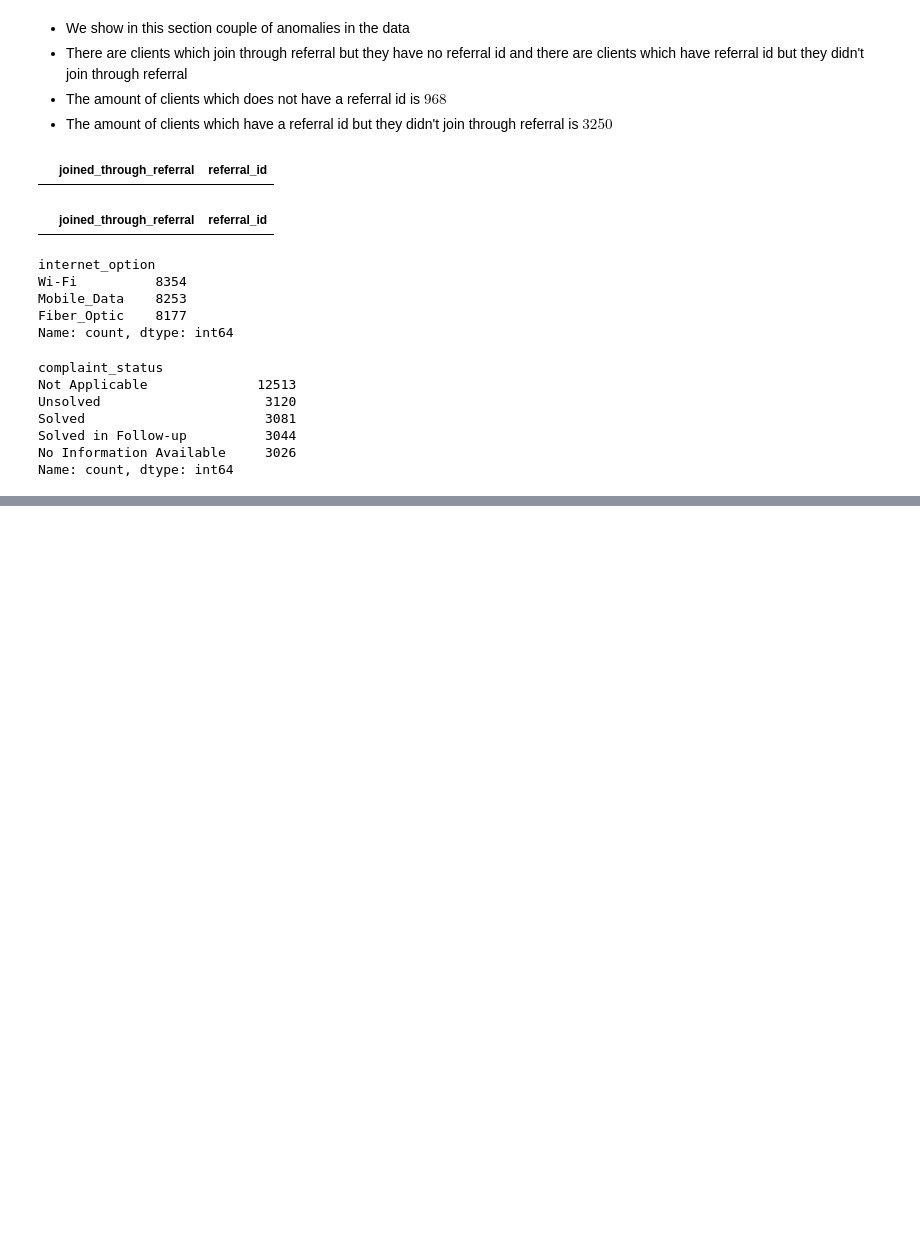
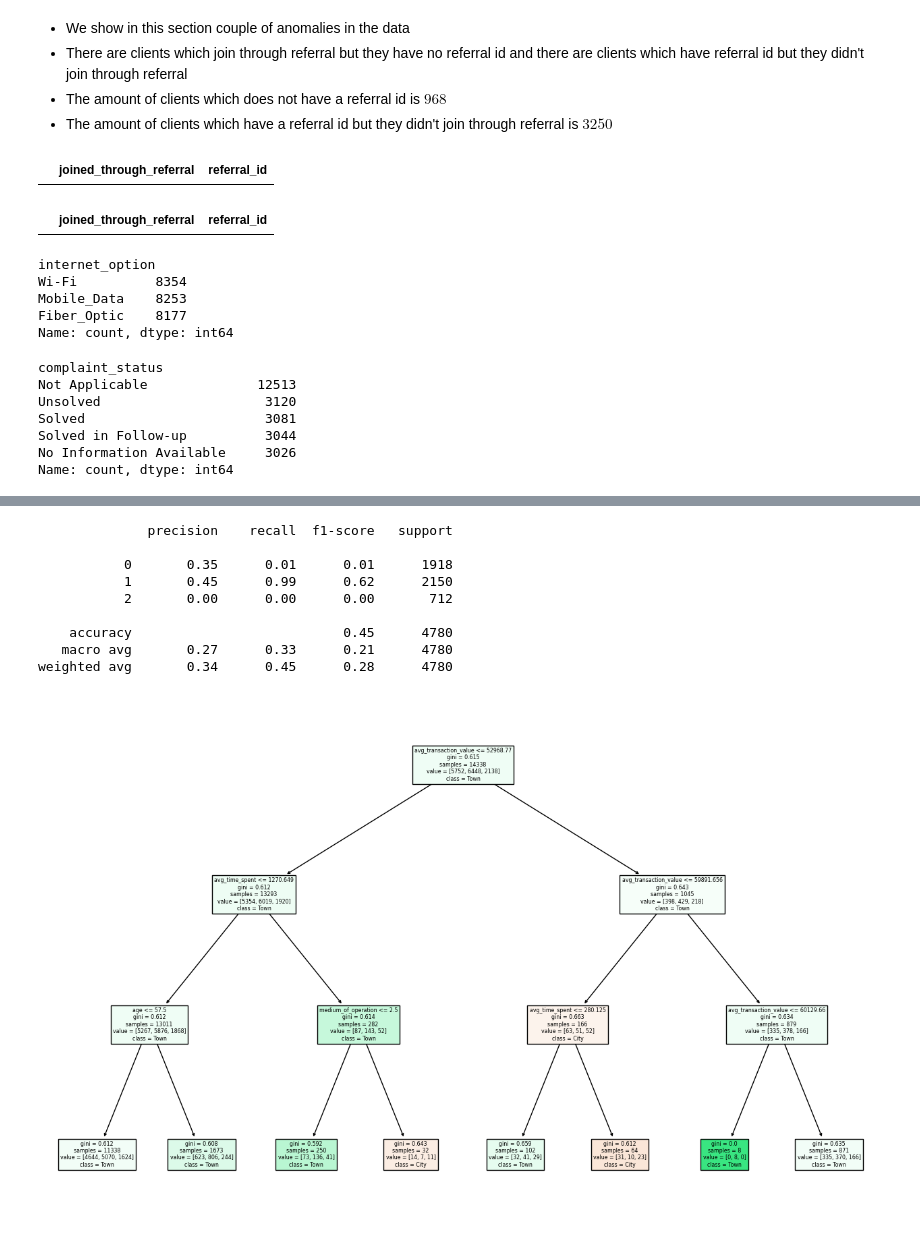
Before and after one commit to 1shaked/year_3, a Jupyter notebook: data mining/Final project Part 1/report.ipynb, the cells around one changed output, grey strips where cells are left out. Cells and saved outputs as stored; diff of their text form; code cells hidden in the pictures; blank space fills up the shorter version.

```diff
--- a/data mining/Final project Part 1/report.ipynb
+++ b/data mining/Final project Part 1/report.ipynb
@@ -182,6 +182,14 @@ fig = px.bar(grouped,
              barmode='stack')
 
 fig.show()
+# %%
+# filling missing region_category values with the unknown
+df.loc[df.region_category.isnull(), 'region_category'] = 'Unknown'
 # %%
-df.age.describe()
+# set all the negative values of points_in_wallet, avg_transaction_value to there absolute value
+df['points_in_wallet'] = df['points_in_wallet'].abs()
+df['avg_transaction_value'] = df['avg_transaction_value'].abs()
+# set the missing values of points_in_wallet, avg_transaction_value to the mean of the column
+df['points_in_wallet'].fillna(df['points_in_wallet'].mean(), inplace=True)
+df['avg_transaction_value'].fillna(df['avg_transaction_value'].mean(), inplace=True)
 # %% [output]
@@ -238,6 +249,7 @@ df[(df.joined_through_referral == 1) & (df.referral_id.isnull())][['joined_throu
 # %% [output]
 |  | joined_through_referral | referral_id |
 # %%
+df.loc[(df['referral_id'].notnull()) & (df['joined_through_referral'] == 0), 'joined_through_referral'] = 1
 df[(df.referral_id.notnull()) & (df.joined_through_referral == 0)][['joined_through_referral', 'referral_id']]
 # %% [output]
 |  | joined_through_referral | referral_id |
@@ -370,0 +365,54 @@ Confusion Matrix:
+# %%
+import pandas as pd
+from sklearn.tree import DecisionTreeClassifier
+from sklearn.preprocessing import LabelEncoder
+from sklearn.model_selection import train_test_split
+from sklearn.metrics import classification_report
+import matplotlib.pyplot as plt
+from sklearn.tree import plot_tree
+
+# Drop rows with missing 'region_category' (just for training the model)
+df_train = df[df['region_category'].notnull()].copy()
+
+# Select candidate features
+features = ['age', 'gender', 'medium_of_operation', 'internet_option',
+            'preferred_offer_types', 'avg_time_spent', 'avg_transaction_value',
+            'avg_frequency_login_days', 'points_in_wallet']
+
+# Encode categorical variables
+df_encoded = df_train[features + ['region_category']].copy()
+label_encoders = {}
+
+for col in df_encoded.columns:
+    if df_encoded[col].dtype == 'object':
+        le = LabelEncoder()
+        df_encoded[col] = le.fit_transform(df_encoded[col].astype(str))
+        label_encoders[col] = le
+
+# Train/test split
+X = df_encoded[features]
+y = df_encoded['region_category']
+# Combine X and y for easy filtering
+data = pd.concat([X, y], axis=1)
+
+# Drop any rows with missing values in the feature columns
+data_clean = data.dropna()
+
+# Split back
+X_clean = data_clean[features]
+y_clean = data_clean['region_category']
+
+X_train, X_test, y_train, y_test = train_test_split(X_clean, y_clean, stratify=y_clean, random_state=42, )
+
+# Train decision tree
+clf = DecisionTreeClassifier(max_depth=3, random_state=0)
+clf.fit(X_train, y_train)
+
+# Evaluation
+print(classification_report(y_test, clf.predict(X_test)))
+
+# Plot tree (optional)
+plt.figure(figsize=(16, 10))
+plot_tree(clf, feature_names=features, class_names=label_encoders['region_category'].classes_, filled=True)
+plt.show()
+# %% [output]
@@ -370,0 +426,10 @@ Confusion Matrix:
+              precision    recall  f1-score   support
+
+           0       0.35      0.01      0.01      1918
+           1       0.45      0.99      0.62      2150
+           2       0.00      0.00      0.00       712
+
+    accuracy                           0.45      4780
+   macro avg       0.27      0.33      0.21      4780
+weighted avg       0.34      0.45      0.28      4780
+[figure, added]
```
Also changed, not shown: parts of 20 cells of this notebook, 1 other file.
